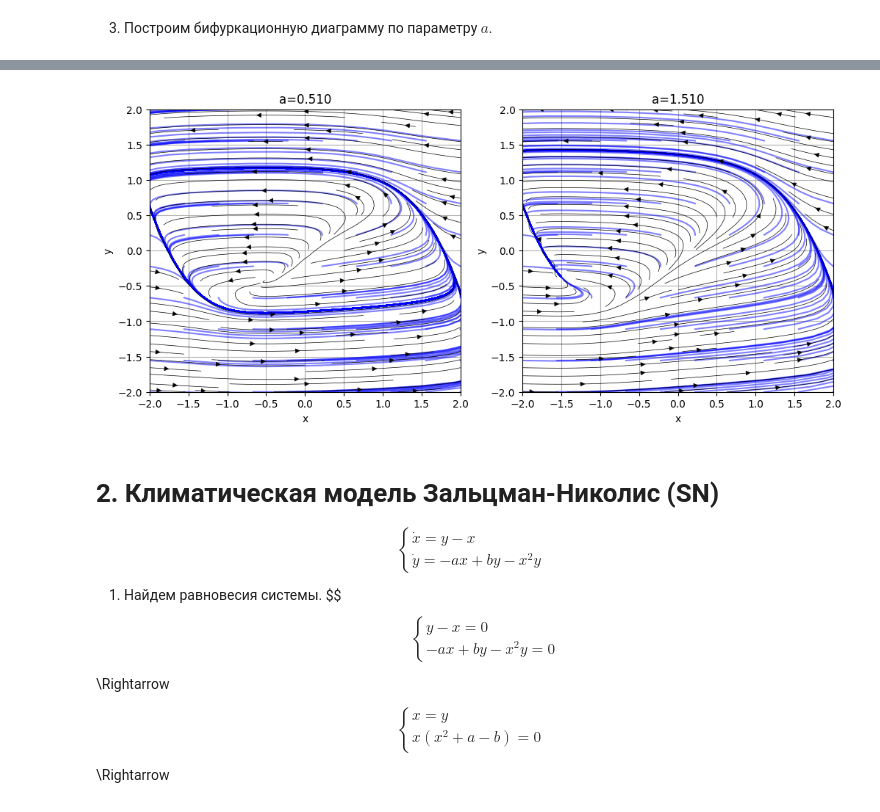
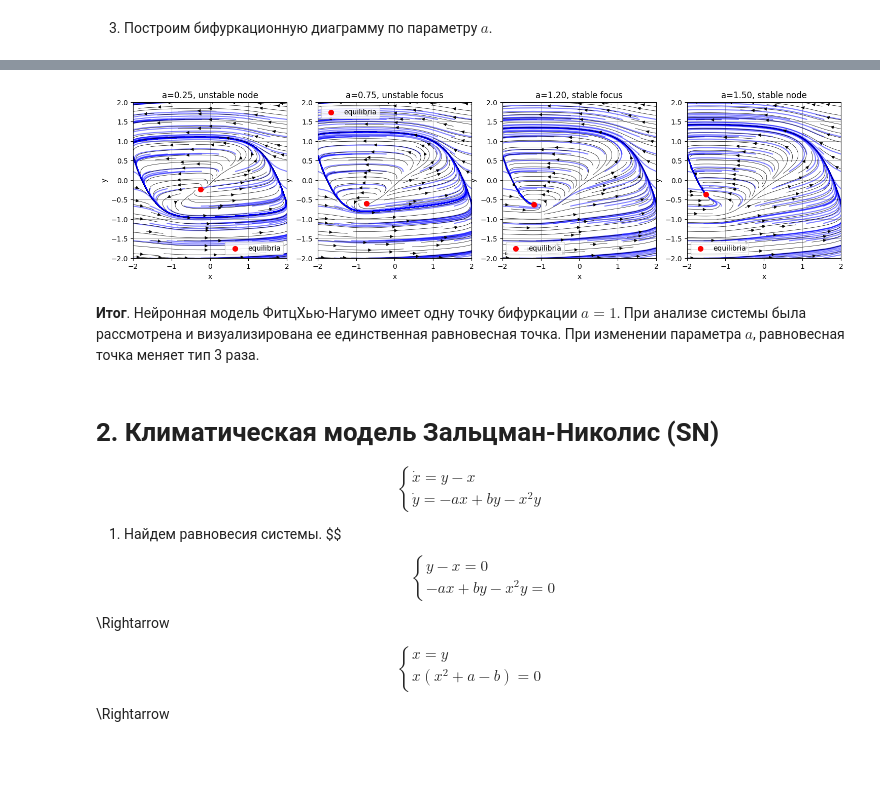
Before and after one commit to vantouse/2026-spring_stochastic-analysis, a Jupyter notebook: kostarev_lab3.ipynb, the cells around one changed output, grey strips where cells are left out. Cells and saved outputs as stored; diff of their text form; code cells hidden in the pictures; blank space fills up the shorter version.

```diff
--- a/kostarev_lab3.ipynb
+++ b/kostarev_lab3.ipynb
@@ -372,25 +362,39 @@ a_bif = bifurcation_points[0]
-# %%
-fig, axes = plt.subplots(1, 2, figsize=(12, 5))
-
-a_min = param_values[0]
-a_max = param_values[-1]
-
-a_left  = (a_min + a_bif) / 2
-a_right = (a_bif + a_max) / 2
-
-for ax, a in zip(axes, [a_left, a_right]):
-    FHN.params['a'] = a
-
-    FHN.plot_phase_portrait_dense(
-        ax=ax,
-        time_span=time_span,
-        bounds=(-2, 2),
-        grid_size=10
-    )
-
-    ax.set_title(f"{a=:.3f}")
-# %% [output]
-[figure, removed]
+# %%
+a_min = param_values[0]
+a_max = param_values[-1]
+a_values_to_types = [
+    (0.25, "unstable node"),
+    (0.75, "unstable focus"),
+    (1.2, "stable focus"),
+    (1.5, "stable node")
+]
+a_values, equilibrium_types = zip(*a_values_to_types)
+
+equilibria_per_value = np.concatenate((param_values[:, None], equilibria), axis=1)
+tolerance = abs(param_values[1] - param_values[0]) / 2
+
+fig, axes = plt.subplots(1, len(a_values_to_types), figsize=(18, 4))
+
+for ax, a, eq_type in zip(axes, a_values, equilibrium_types):
+    FHN.params['a'] = a
+    FHN.plot_phase_portrait_dense(
+        ax=ax,
+        time_span=time_span,
+        bounds=(-2, 2),
+        grid_size=10
+    )
+
+    equilibrium_idx = np.isclose(equilibria_per_value[:, 0], a, atol=tolerance)
+    equilibrium_value = equilibria_per_value[equilibrium_idx][0]
+    equilibrium_point = equilibrium_value[1:]
+
+    ax.scatter(*equilibrium_point, color='red', marker='o', s=50, zorder=100, label='equilibria')
+    ax.set_title(f"{a=:.2f}, {eq_type}")
+    ax.legend()
+# %% [output]
+[figure, added]
+# %% [markdown]
+**Итог**. Нейронная модель ФитцХью-Нагумо имеет одну точку бифуркации $a = 1$. При анализе системы была рассмотрена и визуализирована ее единственная равновесная точка. При изменении параметра $a$, равновесная точка меняет тип 3 раза.
 # %% [markdown]
 # 2. Климатическая модель Зальцман-Николис (SN)
 $$
```
Also changed, not shown: parts of 12 cells of this notebook, 1 other file.
